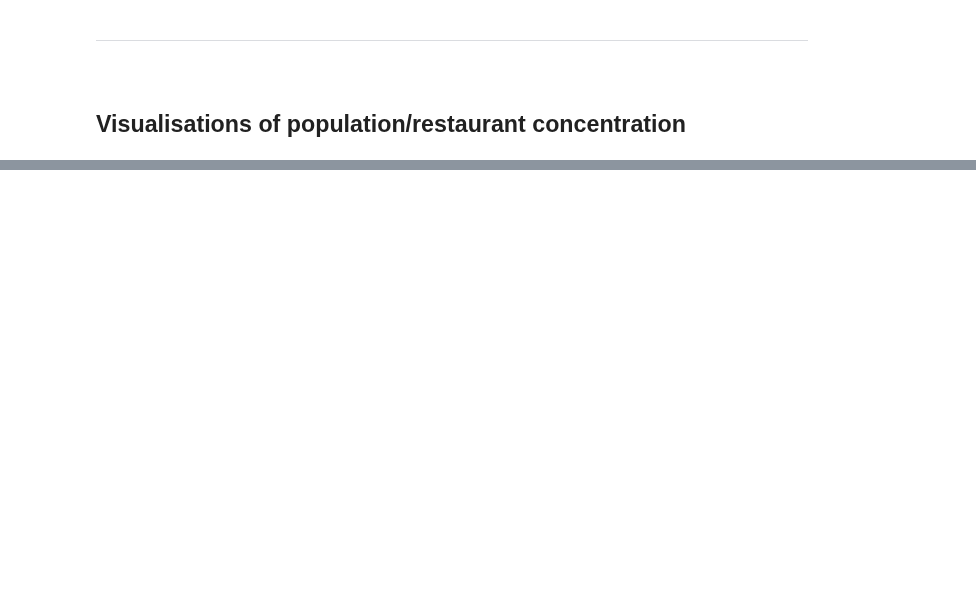
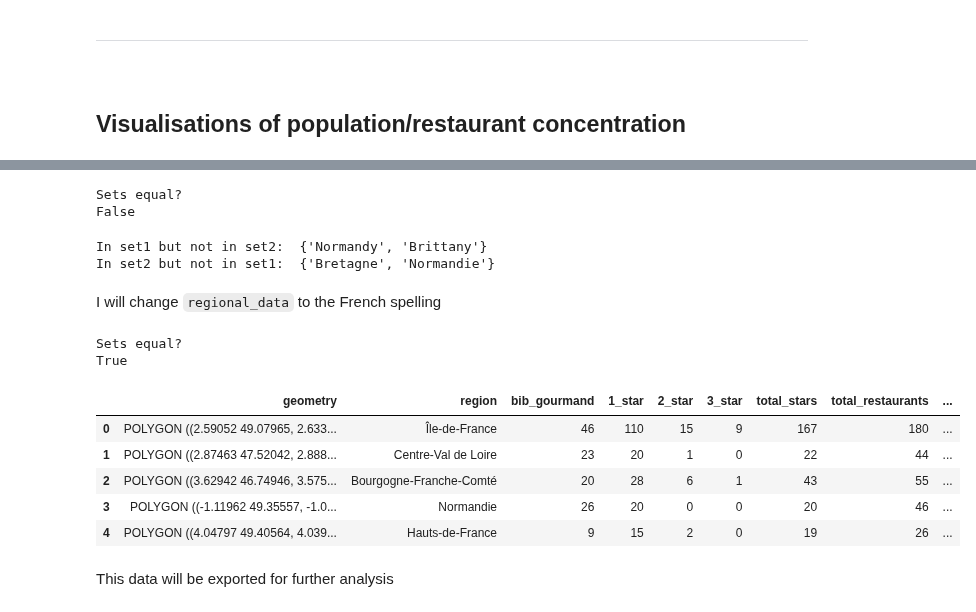
Before and after one commit to pineapple-bois/Michelin_Rated_Restaurants, a Jupyter notebook: Notebooks/France/France_Processing.ipynb, the cells around one changed output, grey strips where cells are left out. Cells and saved outputs as stored; diff of their text form; code cells hidden in the pictures; blank space fills up the shorter version.

```diff
--- a/Notebooks/France/France.ipynb
+++ b/Notebooks/France/France_Processing.ipynb
@@ -729,0 +780,3 @@ regional_data
+# %%
+gdf_region = gpd.read_file('../../data/France/Geodata/regions.geojson')
+gdf_region
@@ -729,0 +798,45 @@ regional_data
+# %%
+set1 = set(regional_data['region'].unique())
+set2 = set(gdf_region['nom'].unique())
+print(f"Sets equal?\n{set1 == set2}")
+# %% [output]
+Sets equal?
+False
+# %%
+print("In set1 but not in set2: ", set1 - set2)
+print("In set2 but not in set1: ", set2 - set1)
+# %% [output]
+In set1 but not in set2:  {'Normandy', 'Brittany'}
+In set2 but not in set1:  {'Bretagne', 'Normandie'}
+# %% [markdown]
+I will change `regional_data` to the French spelling
+# %%
+# Define a dictionary to map English region names to French
+region_translation = {'Brittany': 'Bretagne', 'Normandy': 'Normandie'}
+
+# Use replace to update the 'region' column
+regional_data['region'] = regional_data['region'].replace(region_translation)
+# %%
+set1 = set(regional_data['region'].unique())
+set2 = set(gdf_region['nom'].unique())
+print(f"Sets equal?\n{set1 == set2}")
+# %% [output]
+Sets equal?
+True
+# %%
+# Merge the dataframes on 'nom' and 'region'
+region_rest_demo = gdf_region.merge(regional_data, left_on='nom', right_on='region')
+# %%
+# Delete 'nom' column in place
+region_rest_demo.drop(columns=['code', 'nom'], inplace=True)
+# %%
+region_rest_demo.head()
+# %% [output]
+|  | geometry | region | bib_gourmand | 1_star | 2_star | 3_star | total_stars | total_restaurants | ... |
+| 0 | POLYGON ((2.59052 49.07965, 2.633... | Île-de-France | 46 | 110 | 15 | 9 | 167 | 180 | ... |
+| 1 | POLYGON ((2.87463 47.52042, 2.888... | Centre-Val de Loire | 23 | 20 | 1 | 0 | 22 | 44 | ... |
+| 2 | POLYGON ((3.62942 46.74946, 3.575... | Bourgogne-Franche-Comté | 20 | 28 | 6 | 1 | 43 | 55 | ... |
+| 3 | POLYGON ((-1.11962 49.35557, -1.0... | Normandie | 26 | 20 | 0 | 0 | 20 | 46 | ... |
+| 4 | POLYGON ((4.04797 49.40564, 4.039... | Hauts-de-France | 9 | 15 | 2 | 0 | 19 | 26 | ... |
+# %% [markdown]
+This data will be exported for further analysis
```
Also changed, not shown: parts of 88 cells of this notebook.
